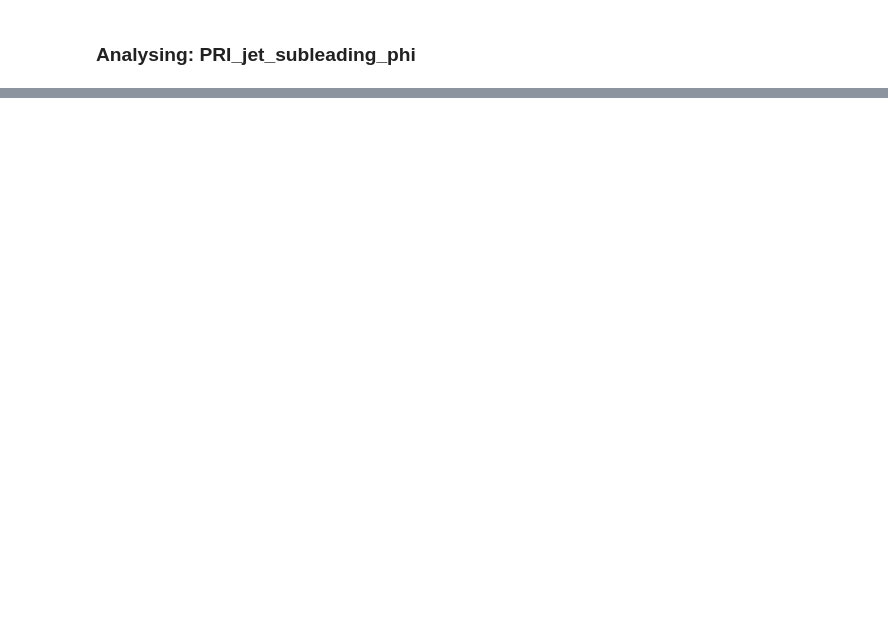
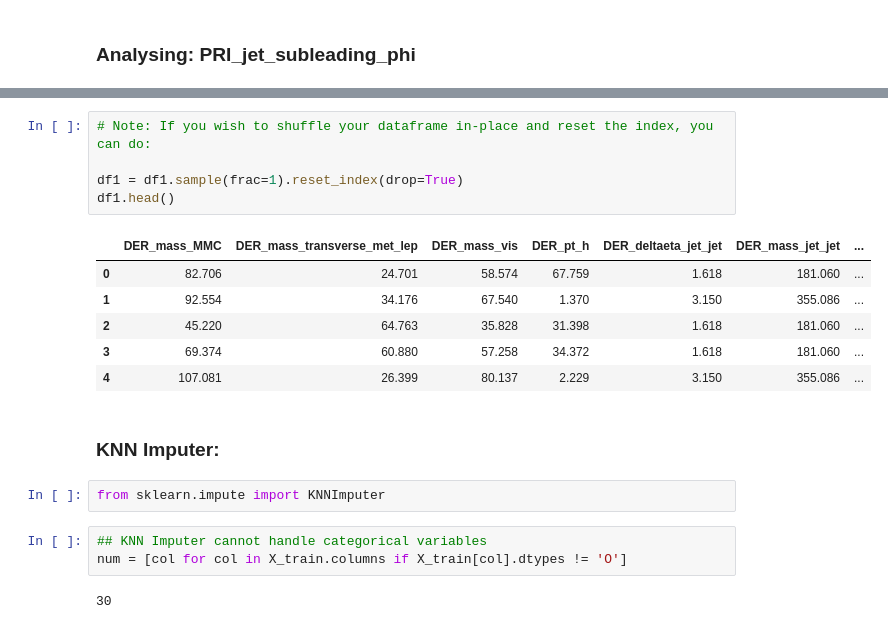
Before and after one commit to Deepankar-98/higgs_boson_kaggle, a Jupyter notebook: notebooks/01-Data Exploration & Feature Engineering.ipynb, the cells around one changed output, grey strips where cells are left out. Saved outputs shown, nothing was run; the diff lists cells and outputs as text; blank space fills up the shorter version.

```diff
--- a/notebooks/01-Data Exploration & Feature Engineering.ipynb
+++ b/notebooks/01-Data Exploration & Feature Engineering.ipynb
@@ -544,0 +539,21 @@ sns.boxplot(data=df, y='PRI_jet_subleading_phi', x='Label')
+# %%
+# Note: If you wish to shuffle your dataframe in-place and reset the index, you can do:
+
+df1 = df1.sample(frac=1).reset_index(drop=True)
+df1.head()
+# %% [output]
+|  | DER_mass_MMC | DER_mass_transverse_met_lep | DER_mass_vis | DER_pt_h | DER_deltaeta_jet_jet | DER_mass_jet_jet | ... |
+| 0 | 82.706 | 24.701 | 58.574 | 67.759 | 1.618 | 181.060 | ... |
+| 1 | 92.554 | 34.176 | 67.540 | 1.370 | 3.150 | 355.086 | ... |
+| 2 | 45.220 | 64.763 | 35.828 | 31.398 | 1.618 | 181.060 | ... |
+| 3 | 69.374 | 60.880 | 57.258 | 34.372 | 1.618 | 181.060 | ... |
+| 4 | 107.081 | 26.399 | 80.137 | 2.229 | 3.150 | 355.086 | ... |
+# %% [markdown]
+### KNN Imputer:
+# %%
+from sklearn.impute import KNNImputer
+# %%
+## KNN Imputer cannot handle categorical variables
+num = [col for col in X_train.columns if X_train[col].dtypes != 'O']
+# %% [output]
+30
```
Also changed, not shown: parts of 63 cells of this notebook, 1 other file.
